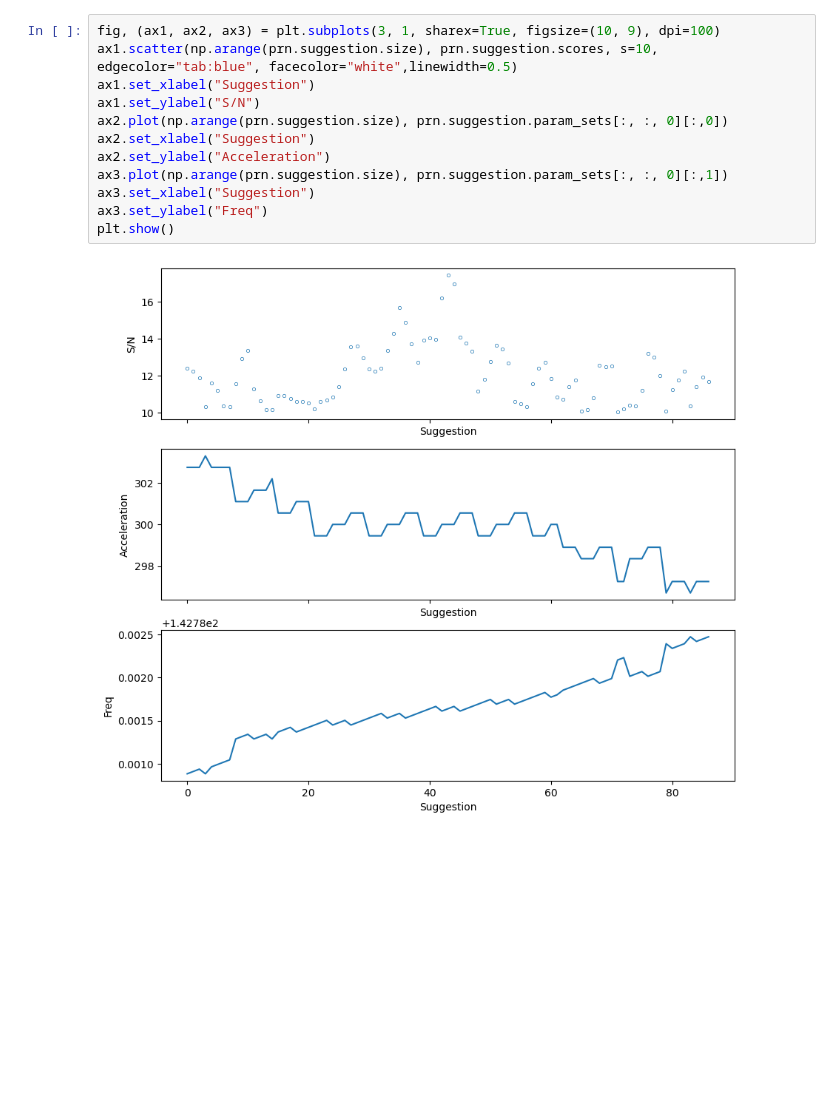
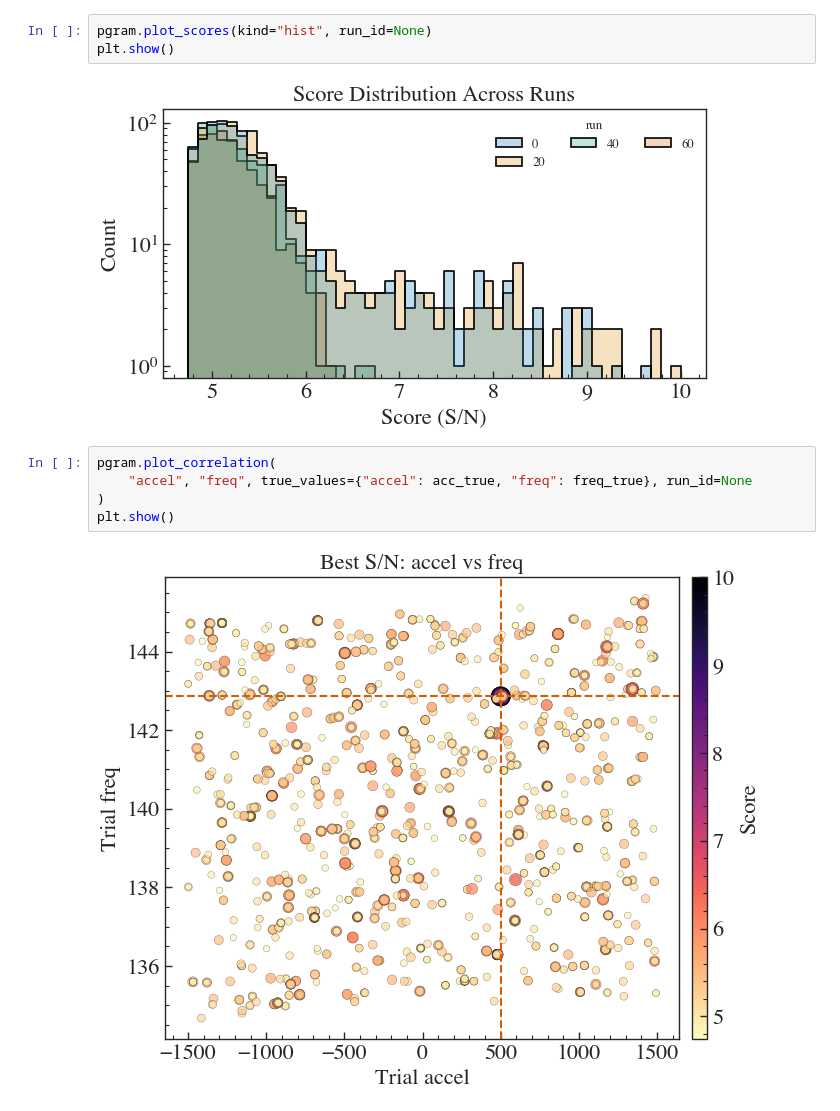
Before and after one commit to pravirkr/pyloki, a Jupyter notebook: examples/pruning_accel.ipynb, the cells around one changed output. Drawn from its saved outputs; the diff is of its cells as text; blank space fills up the shorter version.

```diff
--- a/examples/pruning_accel.ipynb
+++ b/examples/pruning_accel.ipynb
@@ -103,14 +139,12 @@ plt.show()
 # %%
-fig, (ax1, ax2, ax3) = plt.subplots(3, 1, sharex=True, figsize=(10, 9), dpi=100)
-ax1.scatter(np.arange(prn.suggestion.size), prn.suggestion.scores, s=10, edgecolor="tab:blue", facecolor="white",linewidth=0.5)
-ax1.set_xlabel("Suggestion")
-ax1.set_ylabel("S/N")
-ax2.plot(np.arange(prn.suggestion.size), prn.suggestion.param_sets[:, :, 0][:,0])
-ax2.set_xlabel("Suggestion")
-ax2.set_ylabel("Acceleration")
-ax3.plot(np.arange(prn.suggestion.size), prn.suggestion.param_sets[:, :, 0][:,1])
-ax3.set_xlabel("Suggestion")
-ax3.set_ylabel("Freq")
+pgram.plot_scores(kind="hist", run_id=None)
 plt.show()
 # %% [output]
-[figure, old version]
+[figure, new version]
+# %%
+pgram.plot_correlation(
+    "accel", "freq", true_values={"accel": acc_true, "freq": freq_true}, run_id=None
+)
+plt.show()
+# %% [output]
+[figure, added]
```
Also changed, not shown: parts of 7 cells of this notebook, 18 other files.
